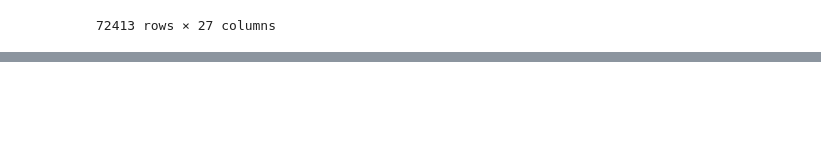
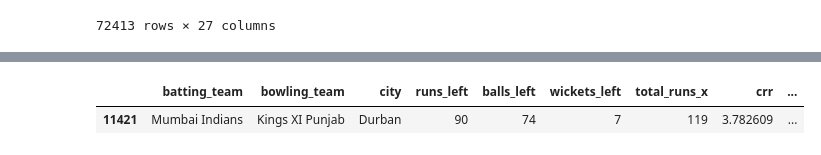
Before and after one commit to Kushagra2k05/IPL-Prediction-Model, a Jupyter notebook: ML code.ipynb, the cells around one changed output, grey strips where cells are left out. Drawn from its saved outputs; the diff is of its cells as text; code cells hidden in the pictures; blank space fills up the shorter version.

```diff
--- a/ML code.ipynb
+++ b/ML code.ipynb
@@ -227,0 +248,14 @@ delivery_df
+# %%
+def result(row):
+    return 1 if row["batting_team"]==row["winner"] else 0
+# %%
+delivery_df['result']=delivery_df.apply(result,axis=1)
+# %%
+final_df=delivery_df[['batting_team','bowling_team','city','runs_left','balls_left','wickets_left','total_runs_x','crr','rrr','result']]
+# %%
+final_df=final_df.sample(final_df.shape[0])   # To shuffle it so that the model doesn't Create any bias
+# %%
+final_df.sample()
+# %% [output]
+|  | batting_team | bowling_team | city | runs_left | balls_left | wickets_left | total_runs_x | crr | ... |
+| 11421 | Mumbai Indians | Kings XI Punjab | Durban | 90 | 74 | 7 | 119 | 3.782609 | ... |
```
Also changed, not shown: parts of 5 cells of this notebook.
